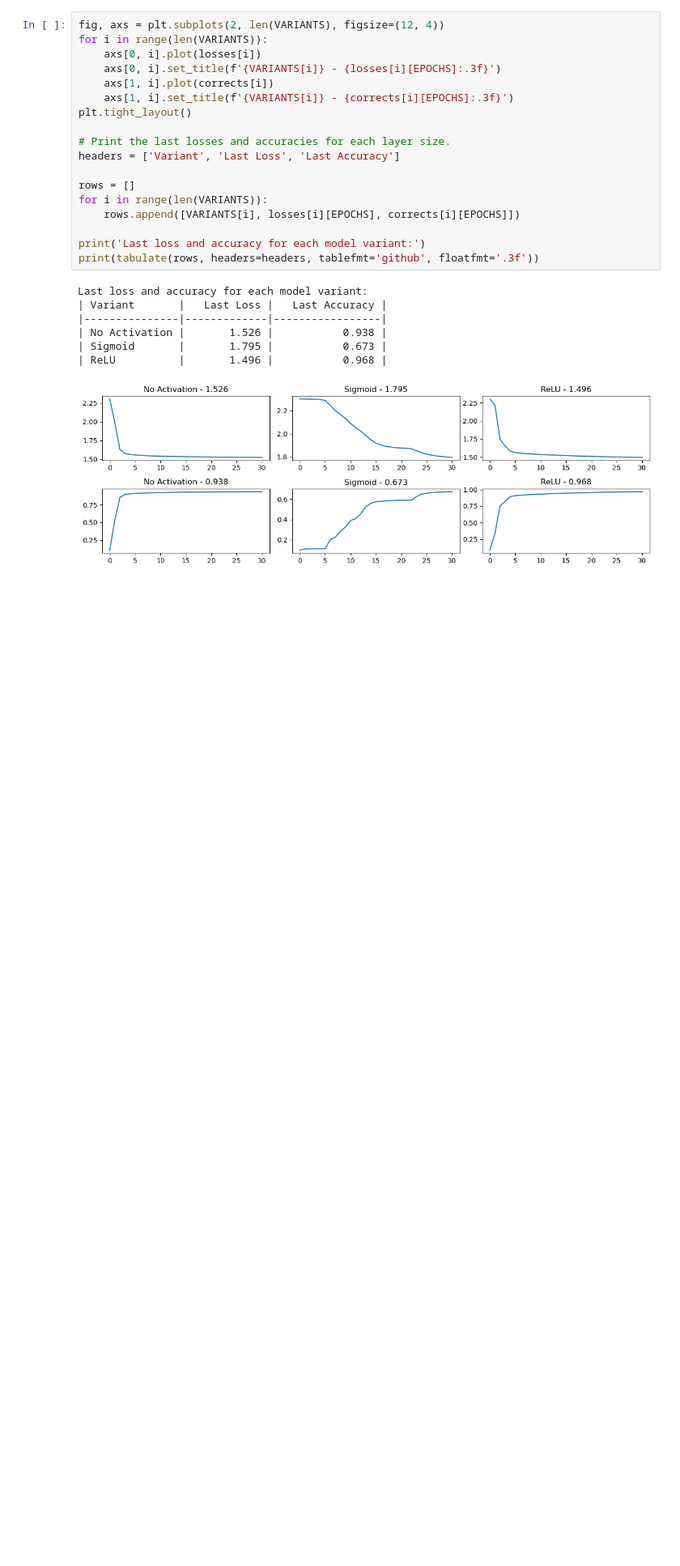
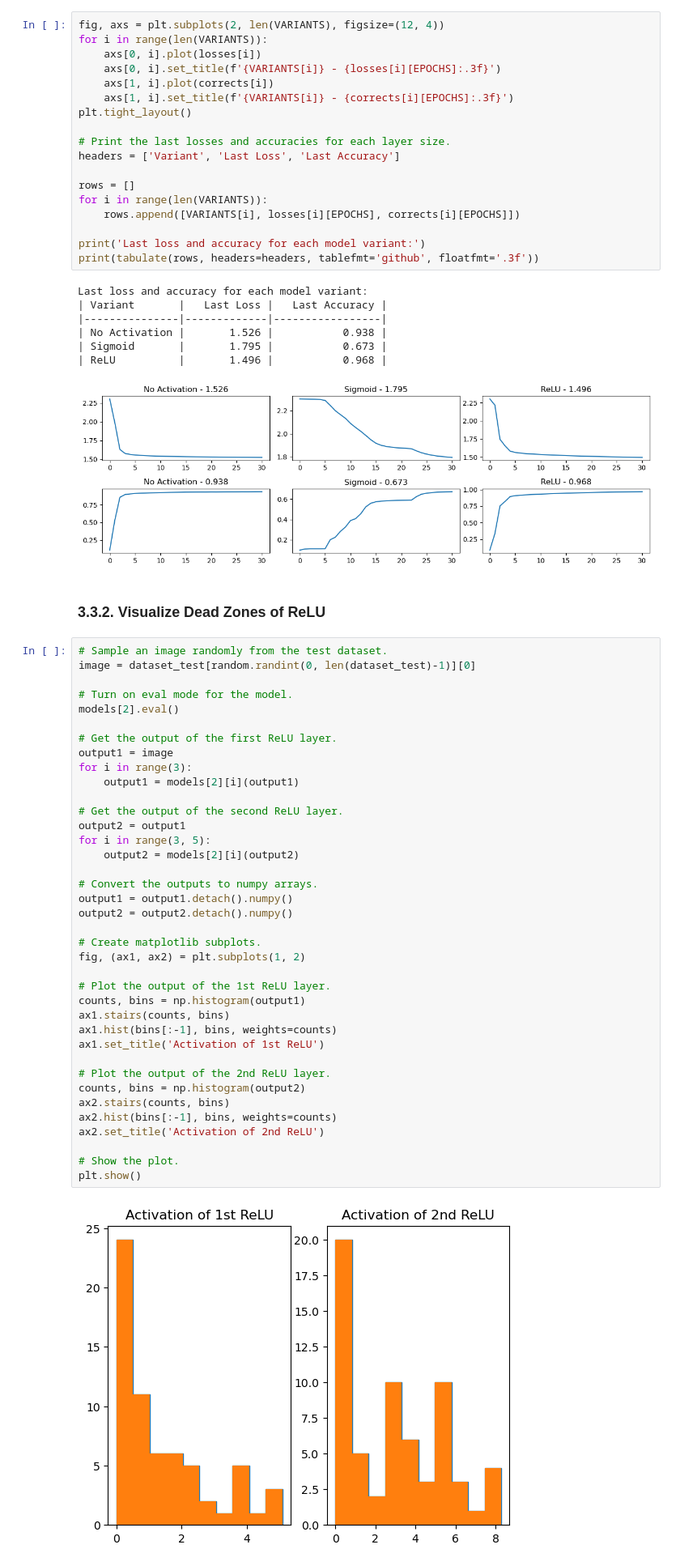
Before and after one commit to shuangxuetwelve/pytorch-practice, a Jupyter notebook: MNIST-MLP-2-1.ipynb, the cells around one changed output. Shown at 81% size. Cells and saved outputs as stored; diff of their text form; blank space fills up the shorter version.

Commit message:
Inspect the dead zone of the ReLU activation functions in MNIST-MLP-2-1

```diff
--- a/MNIST-MLP-2-1.ipynb
+++ b/MNIST-MLP-2-1.ipynb
@@ -265,3 +265,45 @@ Last loss and accuracy for each model variant:
 | Sigmoid       |       1.795 |           0.673 |
 | ReLU          |       1.496 |           0.968 |
 [figure]
+# %% [markdown]
+### 3.3.2. Visualize Dead Zones of ReLU
+# %%
+# Sample an image randomly from the test dataset.
+image = dataset_test[random.randint(0, len(dataset_test)-1)][0]
+
+# Turn on eval mode for the model.
+models[2].eval()
+
+# Get the output of the first ReLU layer.
+output1 = image
+for i in range(3):
+    output1 = models[2][i](output1)
+
+# Get the output of the second ReLU layer.
+output2 = output1
+for i in range(3, 5):
+    output2 = models[2][i](output2)
+
+# Convert the outputs to numpy arrays.
+output1 = output1.detach().numpy()
+output2 = output2.detach().numpy()
+
+# Create matplotlib subplots.
+fig, (ax1, ax2) = plt.subplots(1, 2)
+
+# Plot the output of the 1st ReLU layer.
+counts, bins = np.histogram(output1)
+ax1.stairs(counts, bins)
+ax1.hist(bins[:-1], bins, weights=counts)
+ax1.set_title('Activation of 1st ReLU')
+
+# Plot the output of the 2nd ReLU layer.
+counts, bins = np.histogram(output2)
+ax2.stairs(counts, bins)
+ax2.hist(bins[:-1], bins, weights=counts)
+ax2.set_title('Activation of 2nd ReLU')
+
+# Show the plot.
+plt.show()
+# %% [output]
+[figure, added]
```
Also changed, not shown: parts of 1 cell of this notebook.
